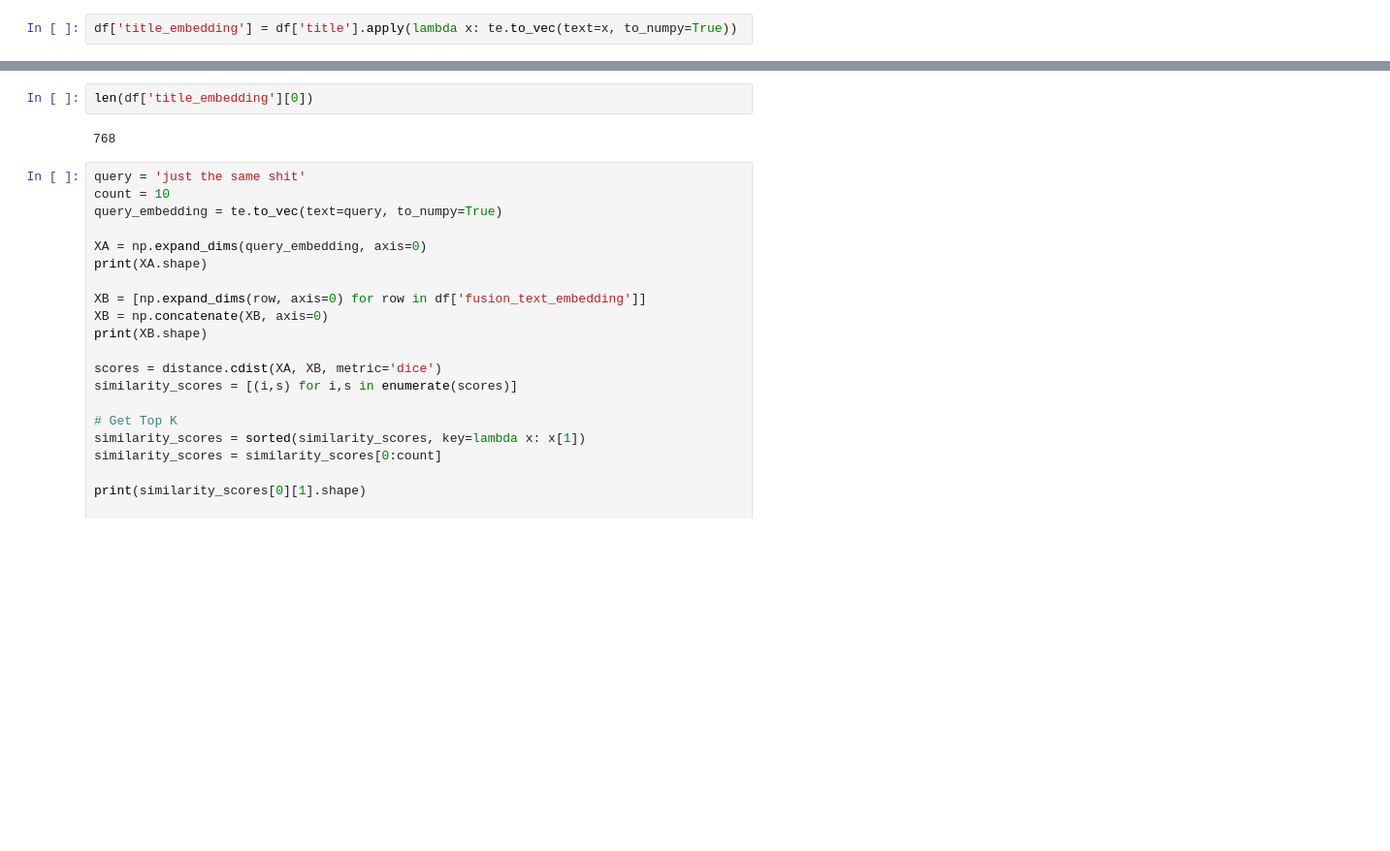
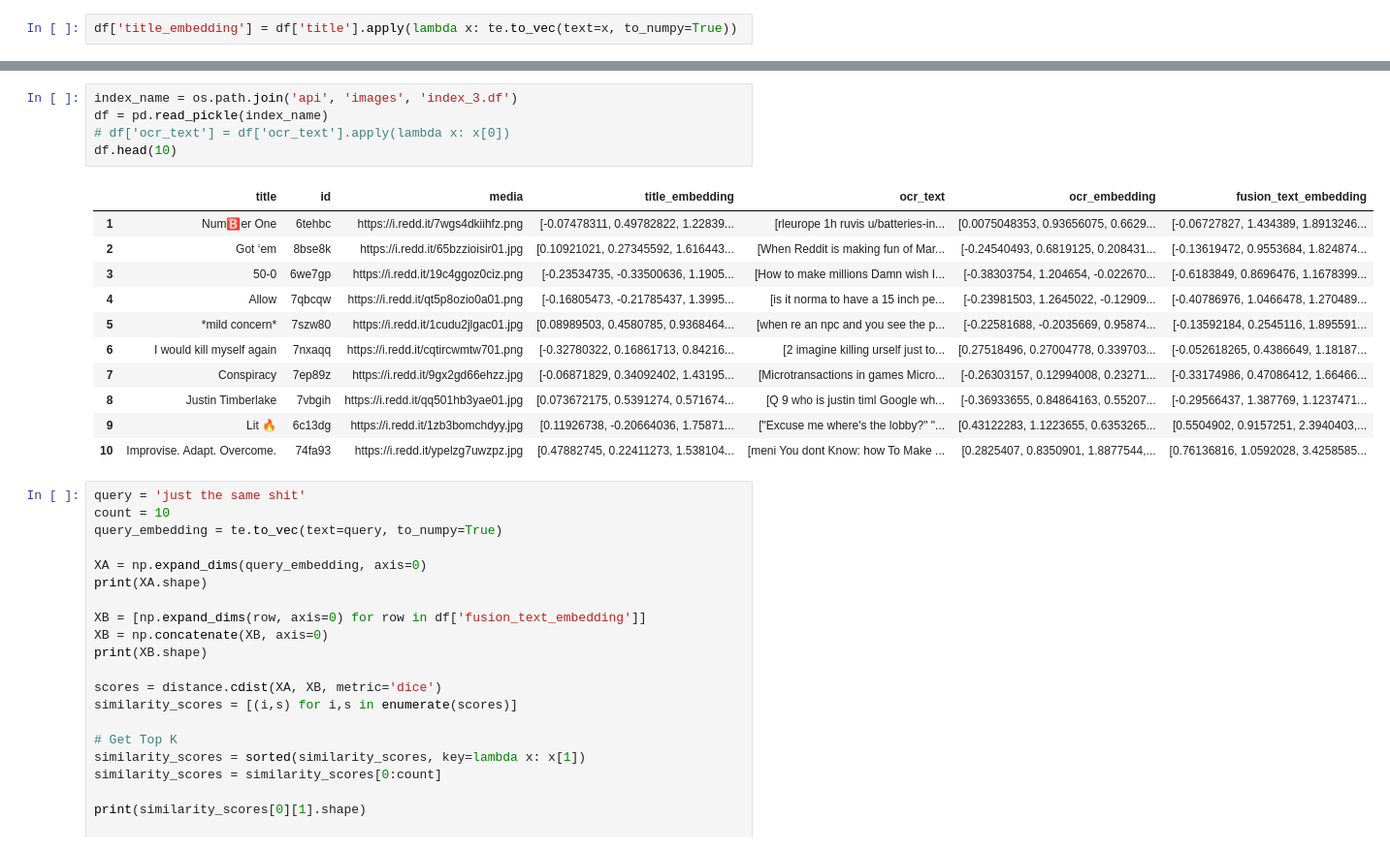
Before and after one commit to hmartelb/meme-search, a Jupyter notebook: search_test.ipynb, the cells around one changed output, grey strips where cells are left out. Shown: that part at 97% size. Cells and saved outputs as stored; diff of their text form; blank space fills up the shorter version.

```diff
--- a/search_test.ipynb
+++ b/search_test.ipynb
@@ -106,7 +212,20 @@ df.head(10)
-# %%
-len(df['title_embedding'][0])
-# %% [output]
-768
+# %%
+index_name = os.path.join('api', 'images', 'index_3.df')
+df = pd.read_pickle(index_name)
+# df['ocr_text'] = df['ocr_text'].apply(lambda x: x[0])
+df.head(10)
+# %% [output]
+|  | title | id | media | title_embedding | ocr_text | ocr_embedding | fusion_text_embedding |
+| 1 | Num🅱er One | 6tehbc | https://i.redd.it/7wgs4dkiihfz.png | [-0.07478311, 0.49782822, 1.22839... | [rleurope 1h ruvis u/batteries-in... | [0.0075048353, 0.93656075, 0.6629... | [-0.06727827, 1.434389, 1.8913246... |
+| 2 | Got ‘em | 8bse8k | https://i.redd.it/65bzzioisir01.jpg | [0.10921021, 0.27345592, 1.616443... | [When Reddit is making fun of Mar... | [-0.24540493, 0.6819125, 0.208431... | [-0.13619472, 0.9553684, 1.824874... |
+| 3 | 50-0 | 6we7gp | https://i.redd.it/19c4ggoz0ciz.png | [-0.23534735, -0.33500636, 1.1905... | [How to make millions Damn wish I... | [-0.38303754, 1.204654, -0.022670... | [-0.6183849, 0.8696476, 1.1678399... |
+| 4 | Allow | 7qbcqw | https://i.redd.it/qt5p8ozio0a01.png | [-0.16805473, -0.21785437, 1.3995... | [is it norma to have a 15 inch pe... | [-0.23981503, 1.2645022, -0.12909... | [-0.40786976, 1.0466478, 1.270489... |
+| 5 | *mild concern* | 7szw80 | https://i.redd.it/1cudu2jlgac01.jpg | [0.08989503, 0.4580785, 0.9368464... | [when re an npc and you see the p... | [-0.22581688, -0.2035669, 0.95874... | [-0.13592184, 0.2545116, 1.895591... |
+| 6 | I would kill myself again | 7nxaqq | https://i.redd.it/cqtircwmtw701.png | [-0.32780322, 0.16861713, 0.84216... | [2 imagine killing urself just to... | [0.27518496, 0.27004778, 0.339703... | [-0.052618265, 0.4386649, 1.18187... |
+| 7 | Conspiracy | 7ep89z | https://i.redd.it/9gx2gd66ehzz.jpg | [-0.06871829, 0.34092402, 1.43195... | [Microtransactions in games Micro... | [-0.26303157, 0.12994008, 0.23271... | [-0.33174986, 0.47086412, 1.66466... |
+| 8 | Justin Timberlake | 7vbgih | https://i.redd.it/qq501hb3yae01.jpg | [0.073672175, 0.5391274, 0.571674... | [Q 9 who is justin timl Google wh... | [-0.36933655, 0.84864163, 0.55207... | [-0.29566437, 1.387769, 1.1237471... |
+| 9 | Lit 🔥 | 6c13dg | https://i.redd.it/1zb3bomchdyy.jpg | [0.11926738, -0.20664036, 1.75871... | ["Excuse me where's the lobby?" "... | [0.43122283, 1.1223655, 0.6353265... | [0.5504902, 0.9157251, 2.3940403,... |
+| 10 | Improvise. Adapt. Overcome. | 74fa93 | https://i.redd.it/ypelzg7uwzpz.jpg | [0.47882745, 0.22411273, 1.538104... | [meni You dont Know: how To Make ... | [0.2825407, 0.8350901, 1.8877544,... | [0.76136816, 1.0592028, 3.4258585... |
 # %%
 query = 'just the same shit'
 count = 10
```
Also changed, not shown: parts of 13 cells of this notebook.
